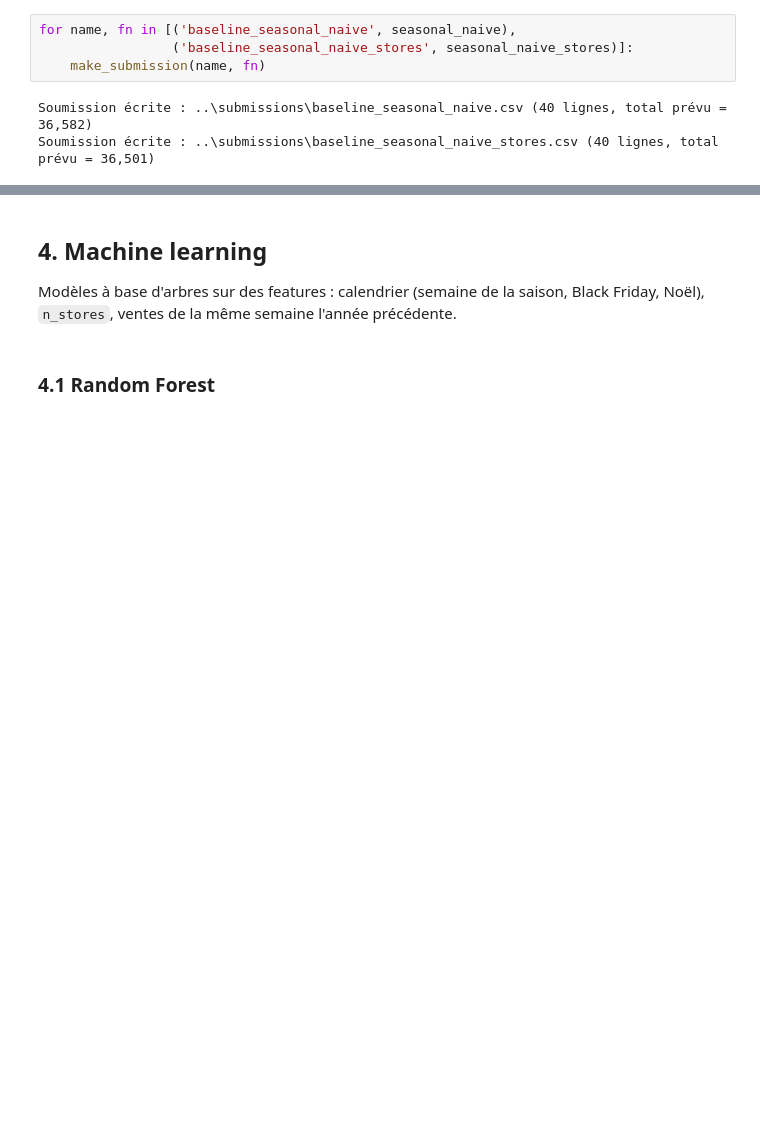
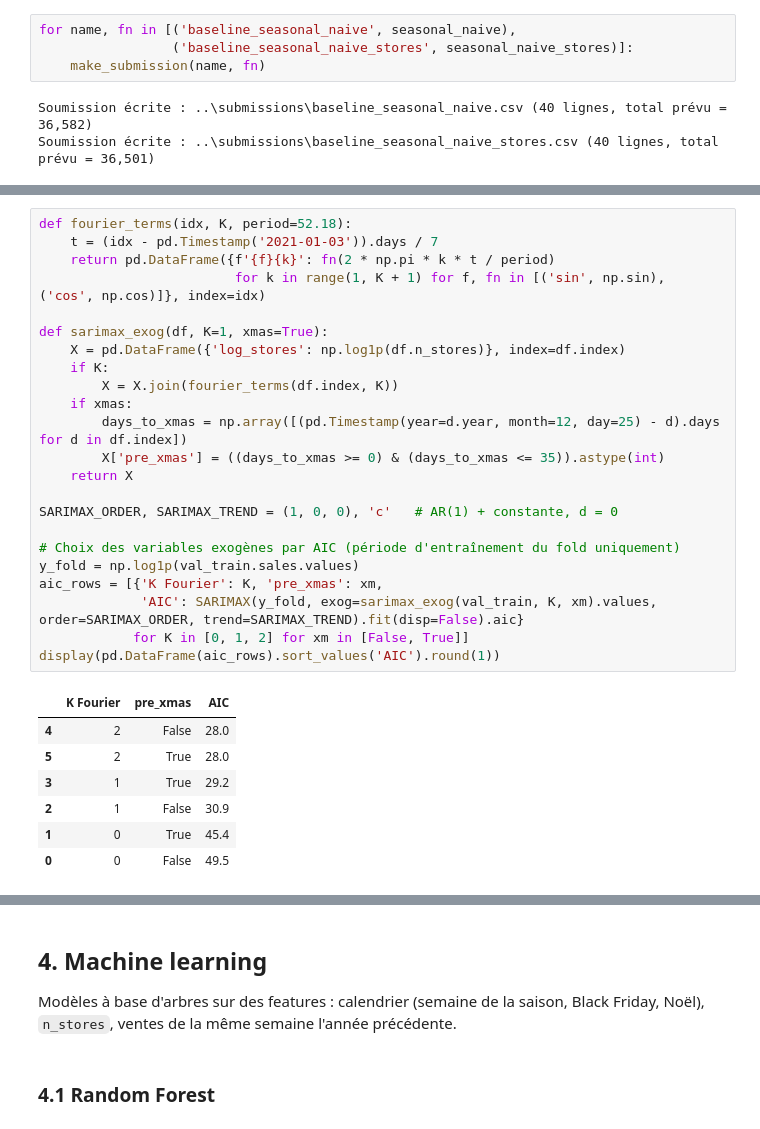
Before and after one commit to deboramendes27/decathlon-forecast, a Jupyter notebook: notebooks/02_modeles.ipynb, the cells around one changed output, grey strips where cells are left out. Cells and saved outputs as stored; diff of their text form; blank space fills up the shorter version.

```diff
--- a/notebooks/02_modeles.ipynb
+++ b/notebooks/02_modeles.ipynb
@@ -218,0 +273,31 @@ SARIMAX avec `n_stores` (et éventuellement des indicatrices de calendrier) comm
+# %%
+def fourier_terms(idx, K, period=52.18):
+    t = (idx - pd.Timestamp('2021-01-03')).days / 7
+    return pd.DataFrame({f'{f}{k}': fn(2 * np.pi * k * t / period)
+                         for k in range(1, K + 1) for f, fn in [('sin', np.sin), ('cos', np.cos)]}, index=idx)
+
+def sarimax_exog(df, K=1, xmas=True):
+    X = pd.DataFrame({'log_stores': np.log1p(df.n_stores)}, index=df.index)
+    if K:
+        X = X.join(fourier_terms(df.index, K))
+    if xmas:
+        days_to_xmas = np.array([(pd.Timestamp(year=d.year, month=12, day=25) - d).days for d in df.index])
+        X['pre_xmas'] = ((days_to_xmas >= 0) & (days_to_xmas <= 35)).astype(int)
+    return X
+
+SARIMAX_ORDER, SARIMAX_TREND = (1, 0, 0), 'c'   # AR(1) + constante, d = 0
+
+# Choix des variables exogènes par AIC (période d'entraînement du fold uniquement)
+y_fold = np.log1p(val_train.sales.values)
+aic_rows = [{'K Fourier': K, 'pre_xmas': xm,
+             'AIC': SARIMAX(y_fold, exog=sarimax_exog(val_train, K, xm).values, order=SARIMAX_ORDER, trend=SARIMAX_TREND).fit(disp=False).aic}
+            for K in [0, 1, 2] for xm in [False, True]]
+display(pd.DataFrame(aic_rows).sort_values('AIC').round(1))
+# %% [output]
+|  | K Fourier | pre_xmas | AIC |
+| 4 | 2 | False | 28.0 |
+| 5 | 2 | True | 28.0 |
+| 3 | 1 | True | 29.2 |
+| 2 | 1 | False | 30.9 |
+| 1 | 0 | True | 45.4 |
+| 0 | 0 | False | 49.5 |
```
Also changed, not shown: parts of 18 cells of this notebook, 3 other files.
